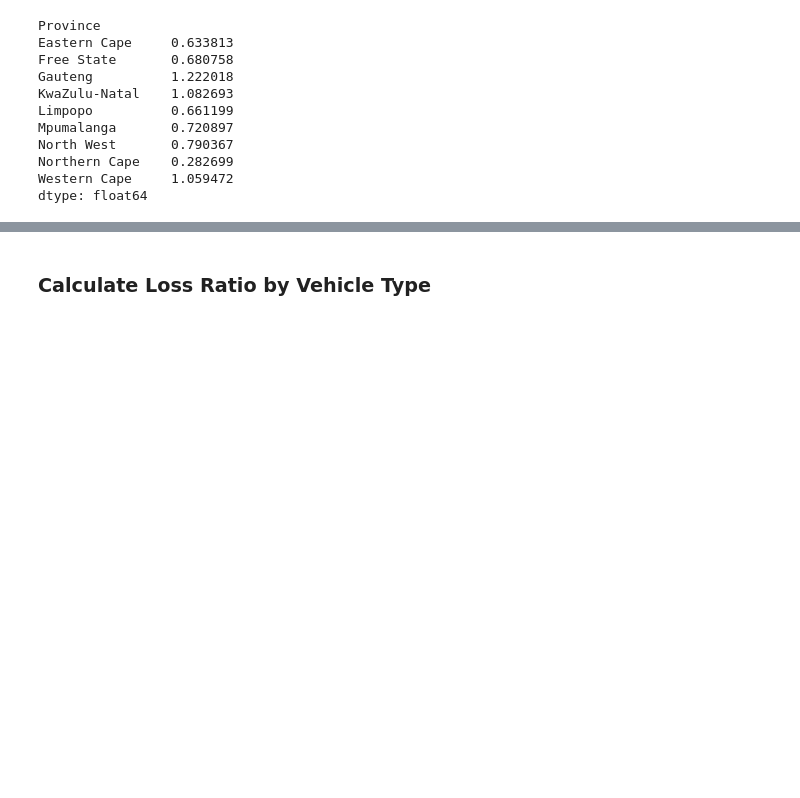
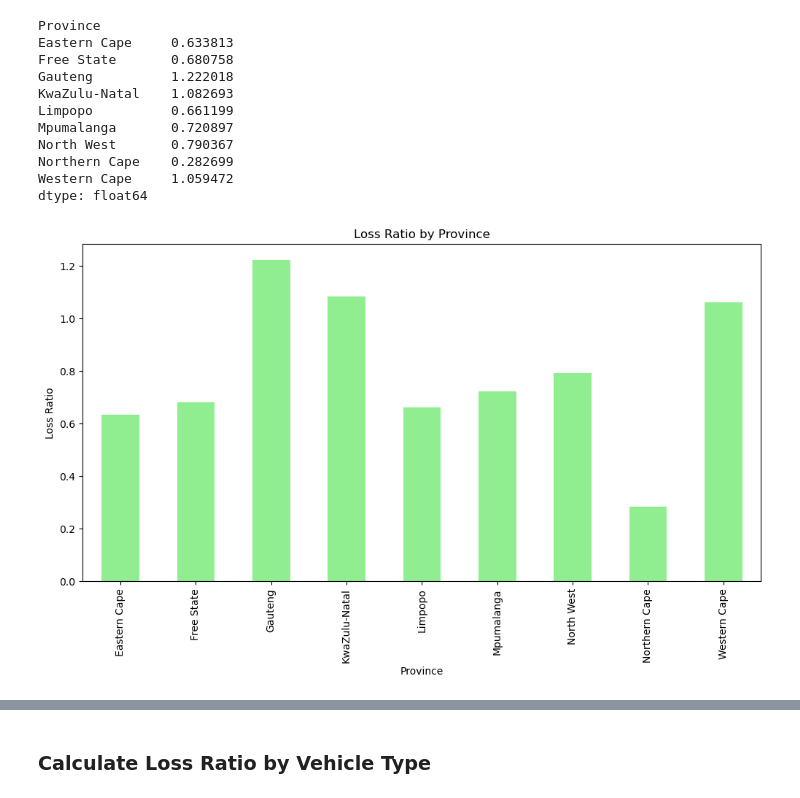
Before and after one commit to Samrizee/End-to-End-Insurance-Risk-Analytics-Predictive-Modeling, a Jupyter notebook: notebooks/EDA&Stats.ipynb, the cells around one changed output, grey strips where cells are left out. Drawn from its saved outputs; the diff is of its cells as text; code cells hidden in the pictures; blank space fills up the shorter version.

```diff
--- a/notebooks/EDA&Stats.ipynb
+++ b/notebooks/EDA&Stats.ipynb
@@ -186,3 +186,13 @@ North West       0.790367
 Northern Cape    0.282699
 Western Cape     1.059472
 dtype: float64
+# %%
+loss_ratio_by_province = df.groupby('Province').apply(lambda x: x['TotalClaims'].sum() / x['TotalPremium'].sum())
+plt.figure(figsize=(12, 6))
+loss_ratio_by_province.plot(kind='bar', color='lightgreen')
+plt.title('Loss Ratio by Province')
+plt.xlabel('Province')
+plt.ylabel('Loss Ratio')
+plt.show()
+# %% [output]
+[figure, added]
```
Also changed, not shown: parts of 15 cells of this notebook.
